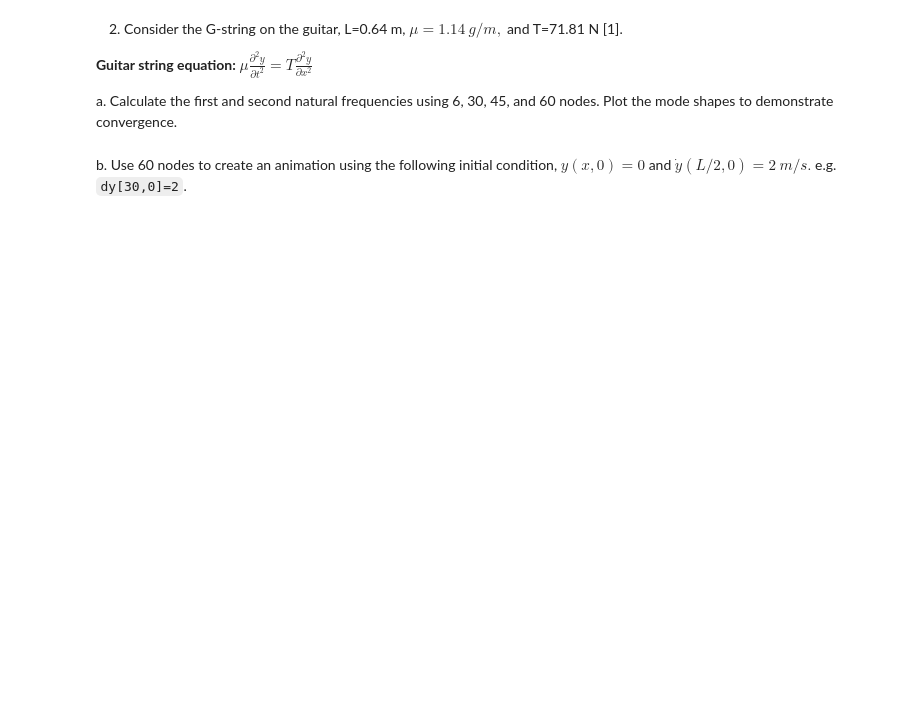
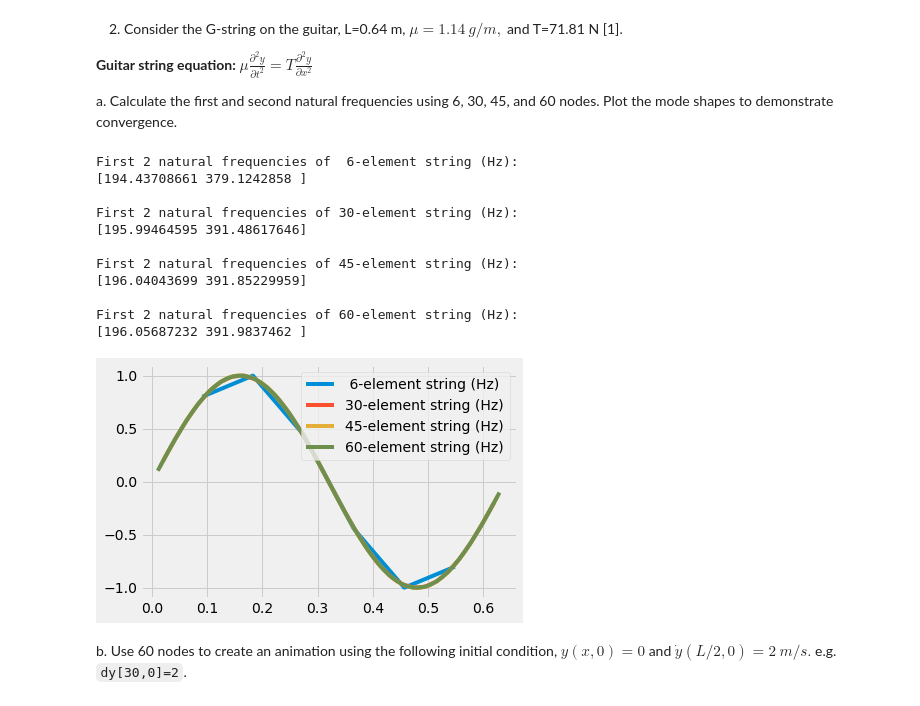
Before and after one commit to hamwalker/computational-mechanics, a Jupyter notebook: module_05/notebooks/HW_05.ipynb, the cells around one changed output. Saved outputs shown, nothing was run; the diff lists cells and outputs as text; code cells hidden in the pictures; blank space fills up the shorter version.

```diff
--- a/module_05/notebooks/HW_05.ipynb
+++ b/module_05/notebooks/HW_05.ipynb
@@ -149,5 +320,51 @@ b. Plot the position of $x_1~and~x_2$ if the masses are at rest when mass 2 is g
 __Guitar string equation:__ $\mu\frac{\partial^2 y}{\partial t^2}=T\frac{\partial ^2 y}{\partial x^2}$
 
 a. Calculate the first and second natural frequencies using 6, 30, 45, and 60 nodes. Plot the mode shapes to demonstrate convergence.
+# %%
+# 3.2a
+L=0.64 # 64-cm guitar string
+T=71.81 # 9kg*9.81 m/s/s # N
+mu=1.14e-3 # kg/m
+
+N= np.array([6,30,45,60]) # 6-node guitar string
+
+for i in range(len(N)):
+    dx=L/(N[i]+1)
+
+    k = T/dx**2/mu
+
+    A = k*(np.diag(np.ones(N[i])*2)\
+           -np.diag(np.ones(N[i]-1),-1)\
+           -np.diag(np.ones(N[i]-1),1))
+#     print('K=T/mu/h^2*')
+#     print(A/k)
+
+    e,v=linalg.eig(A)
+    isort = np.argsort(e.real)
+    e=e[isort]
+    v=v[:,isort]
+
+    if N[i]==6: v[:,1]= -v[:,1]
+    if N[i]==45: v[:,1]= -v[:,1]
+
+    plt.plot(np.linspace(dx, L-dx, N[i]), (v[:,1])/np.max(v[:,1]), label='{:2.0f}-element string (Hz)'.format(N[i]))
+    plt.legend(loc='best')
+
+    NF = e.real**0.5/2/np.pi
+    print('\nFirst 2 natural frequencies of {:2.0f}-element string (Hz):'.format(N[i]))
+    print(NF[0:2])
+# %% [output]
+First 2 natural frequencies of  6-element string (Hz):
+[194.43708661 379.1242858 ]
+
+First 2 natural frequencies of 30-element string (Hz):
+[195.99464595 391.48617646]
+
+First 2 natural frequencies of 45-element string (Hz):
+[196.04043699 391.85229959]
+
+First 2 natural frequencies of 60-element string (Hz):
+[196.05687232 391.9837462 ]
+[figure, added]
 # %% [markdown]
 b. Use 60 nodes to create an animation using the following initial condition, $y(x,0)=0$ and $\dot{y}(L/2,0)=2~m/s.$ e.g. `dy[30,0]=2`.
```
Also changed, not shown: parts of 19 cells of this notebook, 5 other files.
